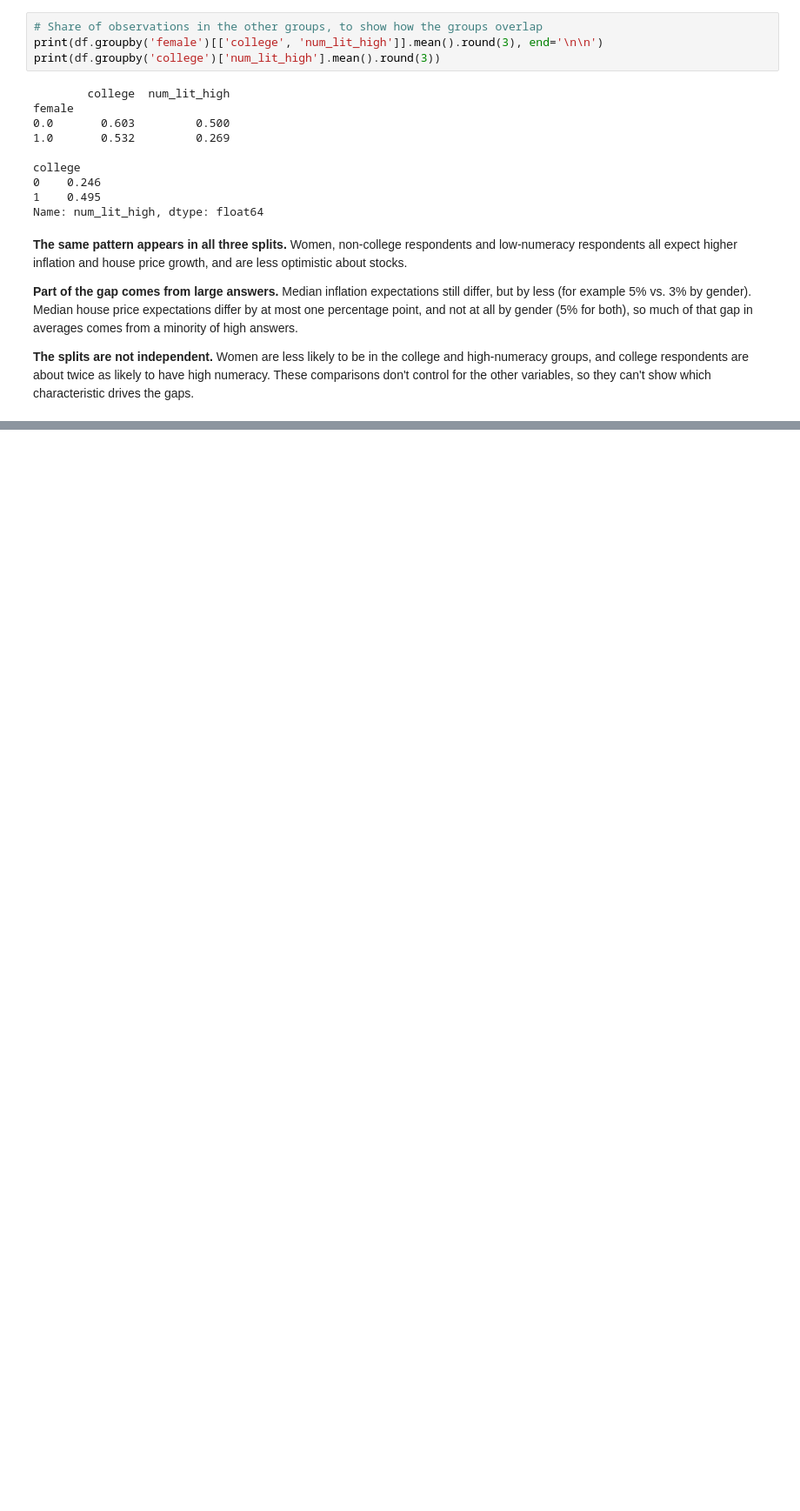
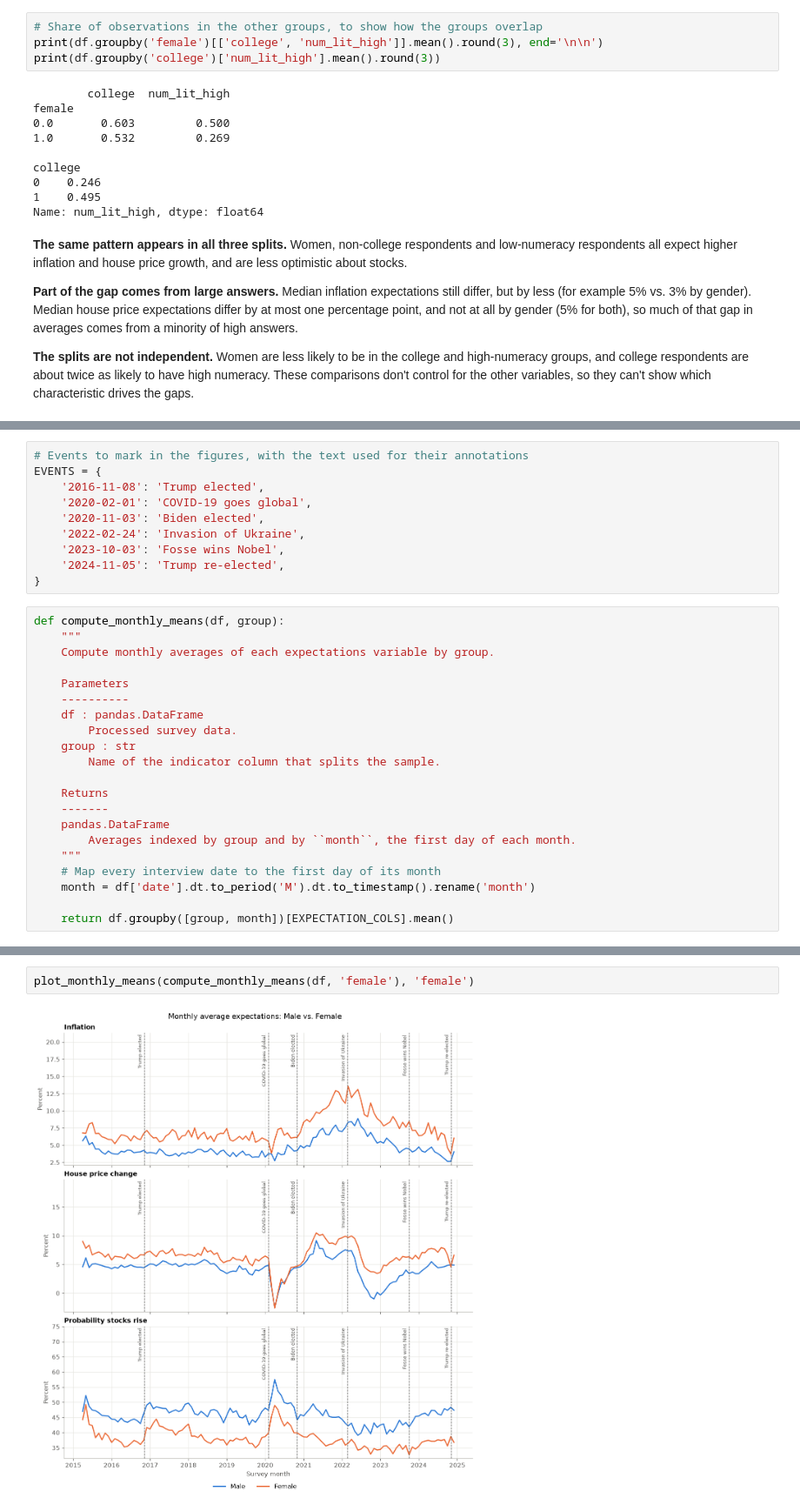
Before and after one commit to Partho-N/TECH2-H26-ai-week, a Jupyter notebook: term_paper.ipynb, the cells around one changed output, grey strips where cells are left out. Shown at 87% size. Saved outputs shown, nothing was run; the diff lists cells and outputs as text; blank space fills up the shorter version.

Commit message:
Add Part 4: plot expectation dynamics around key events
Co-Authored-By: Claude Opus 5.5 <noreply@anthropic.com>

```diff
--- a/term_paper.ipynb
+++ b/term_paper.ipynb
@@ -381,0 +387,31 @@ Name: num_lit_high, dtype: float64
+# %%
+# Events to mark in the figures, with the text used for their annotations
+EVENTS = {
+    '2016-11-08': 'Trump elected',
+    '2020-02-01': 'COVID-19 goes global',
+    '2020-11-03': 'Biden elected',
+    '2022-02-24': 'Invasion of Ukraine',
+    '2023-10-03': 'Fosse wins Nobel',
+    '2024-11-05': 'Trump re-elected',
+}
+# %%
+def compute_monthly_means(df, group):
+    """
+    Compute monthly averages of each expectations variable by group.
+
+    Parameters
+    ----------
+    df : pandas.DataFrame
+        Processed survey data.
+    group : str
+        Name of the indicator column that splits the sample.
+
+    Returns
+    -------
+    pandas.DataFrame
+        Averages indexed by group and by ``month``, the first day of each month.
+    """
+    # Map every interview date to the first day of its month
+    month = df['date'].dt.to_period('M').dt.to_timestamp().rename('month')
+
+    return df.groupby([group, month])[EXPECTATION_COLS].mean()
@@ -381,0 +540,4 @@ Name: num_lit_high, dtype: float64
+# %%
+plot_monthly_means(compute_monthly_means(df, 'female'), 'female')
+# %% [output]
+[figure, added]
```
Also changed, not shown: parts of 22 cells of this notebook.
